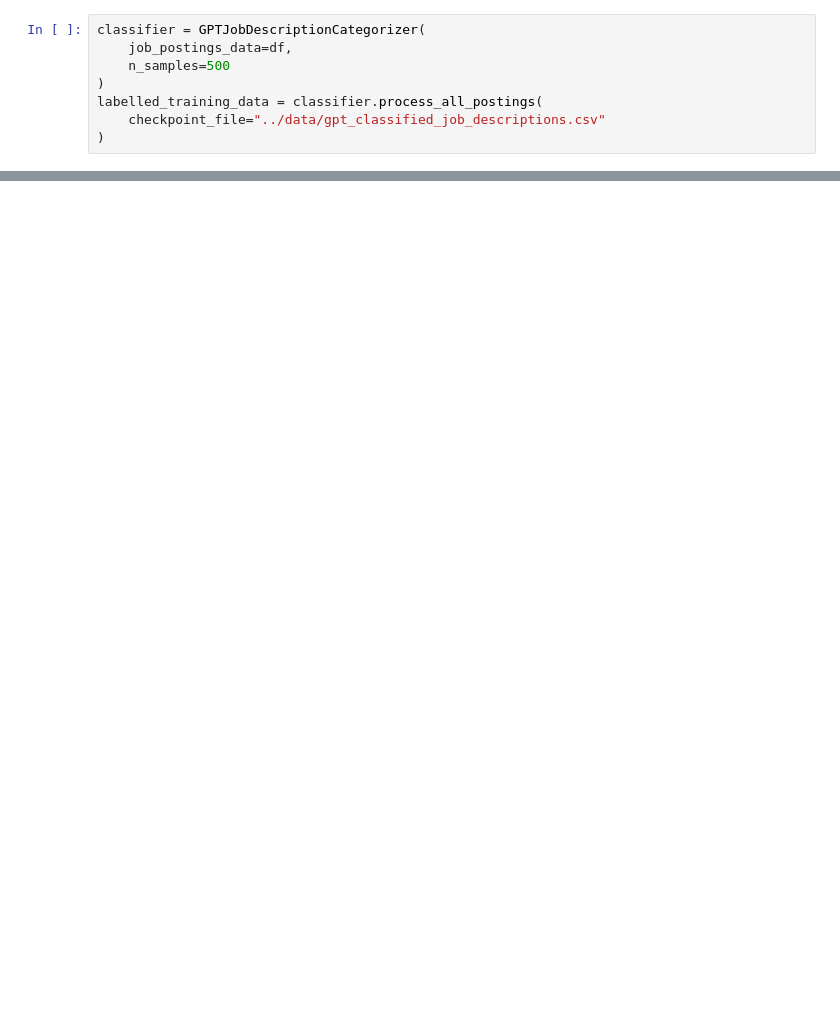
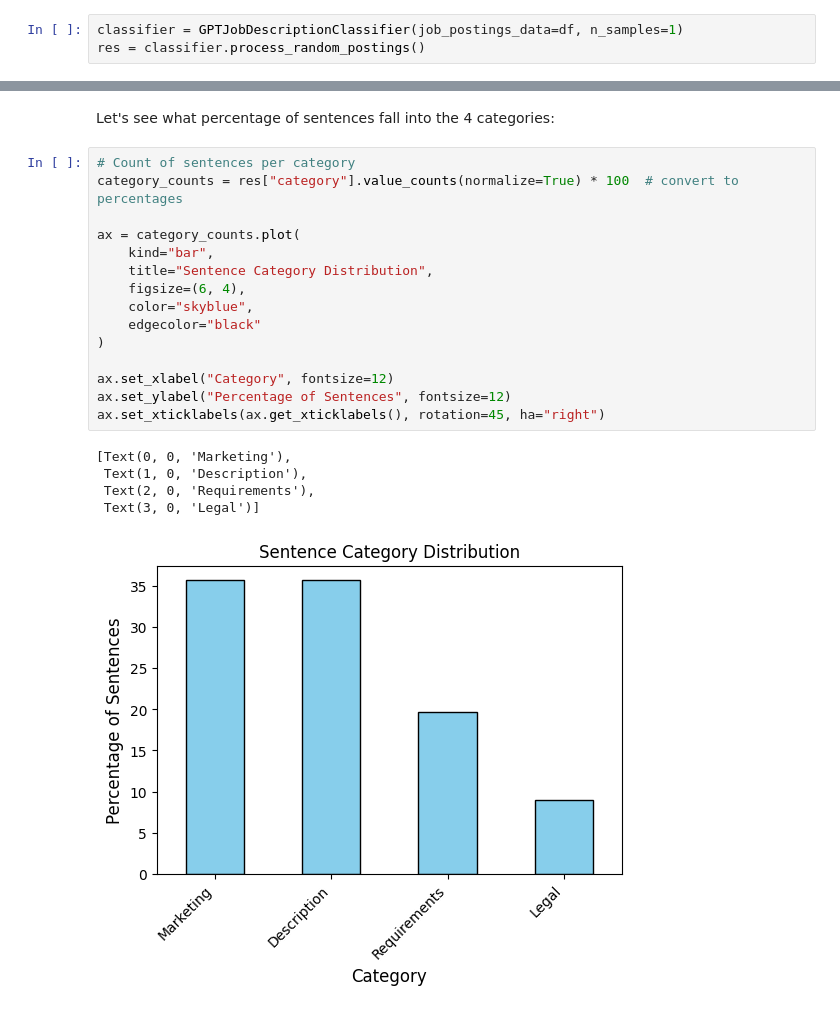
Before and after one commit to emujintsogo/job-title-clustering, a Jupyter notebook: notebooks/02_classifier.ipynb, the cells around one changed output, grey strips where cells are left out. Drawn from its saved outputs; the diff is of its cells as text; blank space fills up the shorter version.

Commit message:
Merge local_classifier_final into main

```diff
--- a/notebooks/02_classifier.ipynb
+++ b/notebooks/02_classifier.ipynb
@@ -11,8 +42,3 @@ df['JobDescription'] = df['JobDescription'].apply(clean_text)
 # %%
-classifier = GPTJobDescriptionCategorizer(
-    job_postings_data=df,
-    n_samples=500
-)
-labelled_training_data = classifier.process_all_postings(
-    checkpoint_file="../data/gpt_classified_job_descriptions.csv"
-)
+classifier = GPTJobDescriptionClassifier(job_postings_data=df, n_samples=1)
+res = classifier.process_random_postings()
@@ -31,0 +123,23 @@ Total sentences categorized: 21623
+# %% [markdown]
+Let's see what percentage of sentences fall into the 4 categories:
+# %%
+# Count of sentences per category
+category_counts = res["category"].value_counts(normalize=True) * 100  # convert to percentages
+
+ax = category_counts.plot(
+    kind="bar",
+    title="Sentence Category Distribution",
+    figsize=(6, 4),
+    color="skyblue",
+    edgecolor="black"
+)
+
+ax.set_xlabel("Category", fontsize=12)
+ax.set_ylabel("Percentage of Sentences", fontsize=12)
+ax.set_xticklabels(ax.get_xticklabels(), rotation=45, ha="right")
+# %% [output]
+[Text(0, 0, 'Marketing'),
+ Text(1, 0, 'Description'),
+ Text(2, 0, 'Requirements'),
+ Text(3, 0, 'Legal')]
+[figure, added]
```
Also changed, not shown: parts of 16 cells of this notebook, 7 other files.
